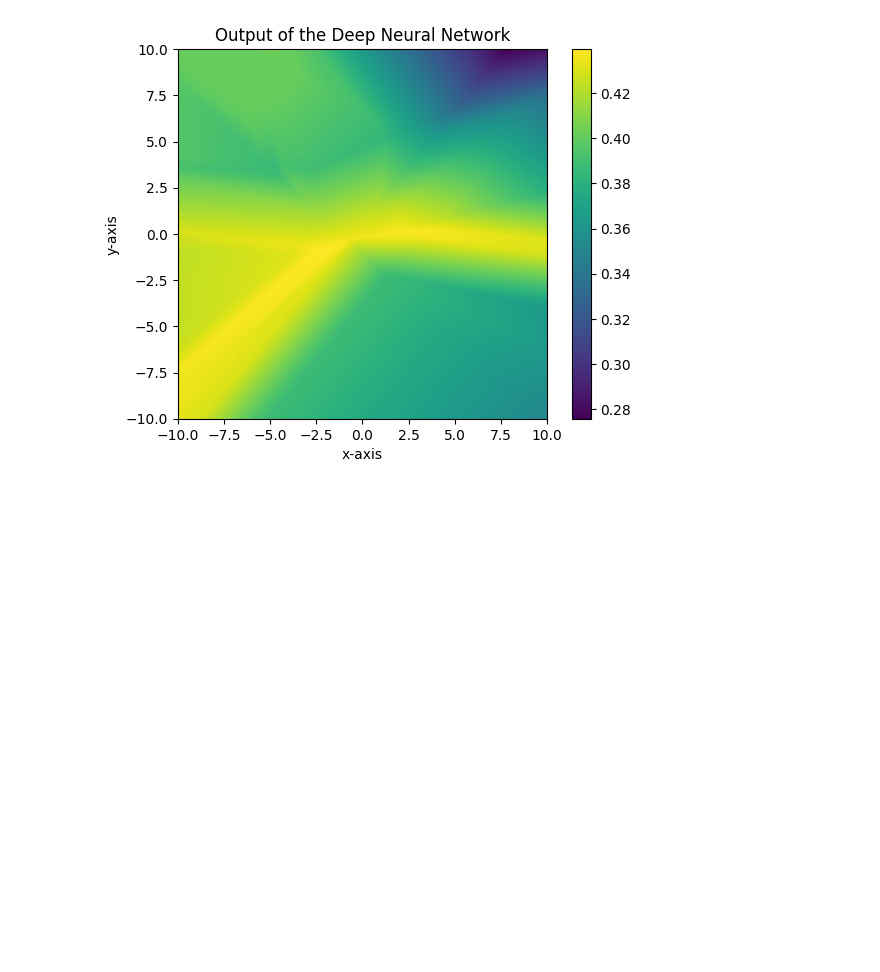
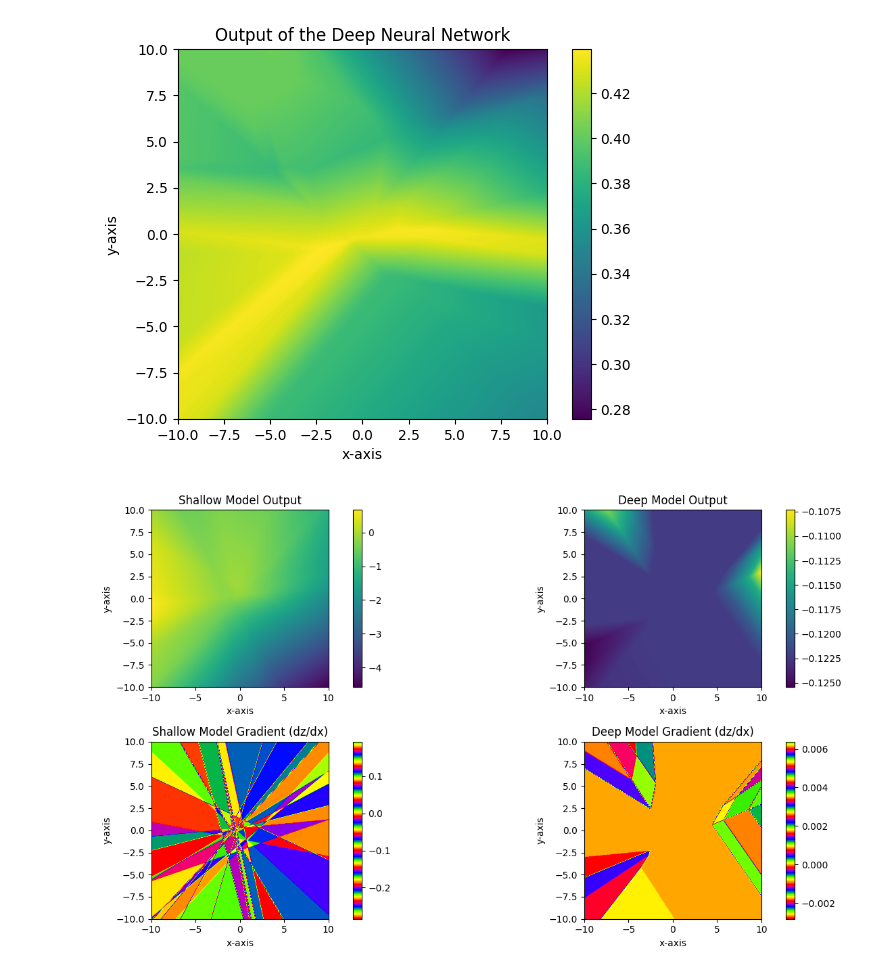
Before and after one commit to SriVidyaYeluripati/mlph_w24, a Jupyter notebook: sheet05/sheet05.ipynb, the cells around one changed output. Saved outputs shown, nothing was run; the diff lists cells and outputs as text; code cells hidden in the pictures; blank space fills up the shorter version.

Commit message:
Created using Colab -- added comparision

```diff
--- a/sheet05/sheet05.ipynb
+++ b/sheet05/sheet05.ipynb
@@ -186,3 +199,87 @@ plt.ylabel("y-axis")
 plt.show()
 # %% [output]
 [figure]
+# %%
+import numpy as np
+import matplotlib.pyplot as plt
+import torch
+
+torch.manual_seed(42)
+
+with torch.no_grad():
+    # Pass the grid through the shallow model and reshape the output
+    output_values_shallow = shallow_model(grid_tensor).numpy().reshape(xx.shape)
+
+    # Pass the grid through the deep model and reshape the output
+    output_values_deep = deep_model(grid_tensor).numpy().reshape(xx.shape)
+
+# Calculate Gradients Using numpy.gradient for Both Models
+
+# Shallow model gradients
+gradient_y_shallow, gradient_x_shallow = np.gradient(output_values_shallow, y_values, x_values)
+
+# Deep model gradients
+gradient_y_deep, gradient_x_deep = np.gradient(output_values_deep, y_values, x_values)
+
+
+# Plot Outputs Side by Side for Comparison
+plt.figure(figsize=(14, 7))
+
+# Shallow Model Output
+plt.subplot(2, 2, 1)
+plt.imshow(output_values_shallow, extent=(-10, 10, -10, 10), origin='lower', cmap='viridis')
+plt.colorbar()
+plt.title("Shallow Model Output")
+plt.xlabel("x-axis")
+plt.ylabel("y-axis")
+
+# Deep Model Output
+plt.subplot(2, 2, 2)
+plt.imshow(output_values_deep, extent=(-10, 10, -10, 10), origin='lower', cmap='viridis')
+plt.colorbar()
+plt.title("Deep Model Output")
+plt.xlabel("x-axis")
+plt.ylabel("y-axis")
+
+# Shallow Model Gradient (dz/dx)
+plt.subplot(2, 2, 3)
+plt.imshow(gradient_x_shallow, extent=(-10, 10, -10, 10), origin='lower', cmap='prism')
+plt.colorbar()
+plt.title("Shallow Model Gradient (dz/dx)")
+plt.xlabel("x-axis")
+plt.ylabel("y-axis")
+
+# Deep Model Gradient (dz/dx)
+plt.subplot(2, 2, 4)
+plt.imshow(gradient_x_deep, extent=(-10, 10, -10, 10), origin='lower', cmap='prism')
+plt.colorbar()
+plt.title("Deep Model Gradient (dz/dx)")
+plt.xlabel("x-axis")
+plt.ylabel("y-axis")
+
+plt.tight_layout()
+plt.show()
+
+
+plt.figure(figsize=(14, 5))
+
+# Shallow Model Gradient (dz/dy)
+plt.subplot(1, 2, 1)
+plt.imshow(gradient_y_shallow, extent=(-10, 10, -10, 10), origin='lower', cmap='prism')
+plt.colorbar()
+plt.title("Shallow Model Gradient (dz/dy)")
+plt.xlabel("x-axis")
+plt.ylabel("y-axis")
+
+# Deep Model Gradient (dz/dy)
+plt.subplot(1, 2, 2)
+plt.imshow(gradient_y_deep, extent=(-10, 10, -10, 10), origin='lower', cmap='prism')
+plt.colorbar()
+plt.title("Deep Model Gradient (dz/dy)")
+plt.xlabel("x-axis")
+plt.ylabel("y-axis")
+
+plt.tight_layout()
+plt.show()
+# %% [output]
+[figure, added]
```
Also changed, not shown: parts of 6 cells of this notebook.
